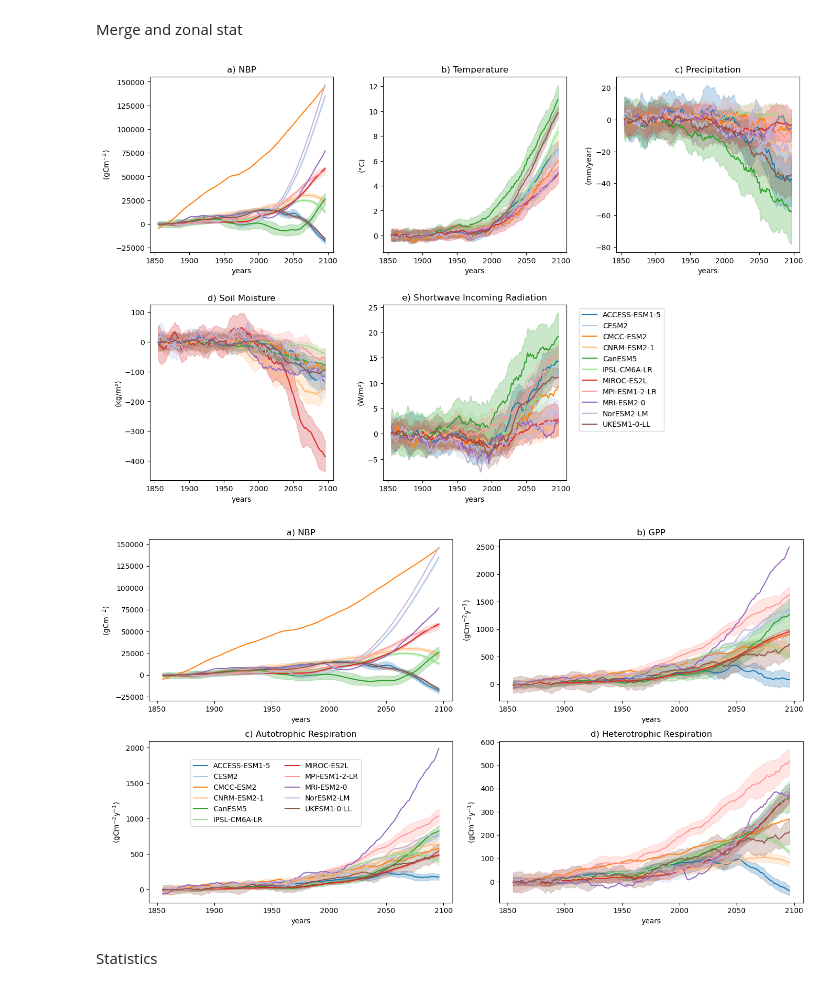
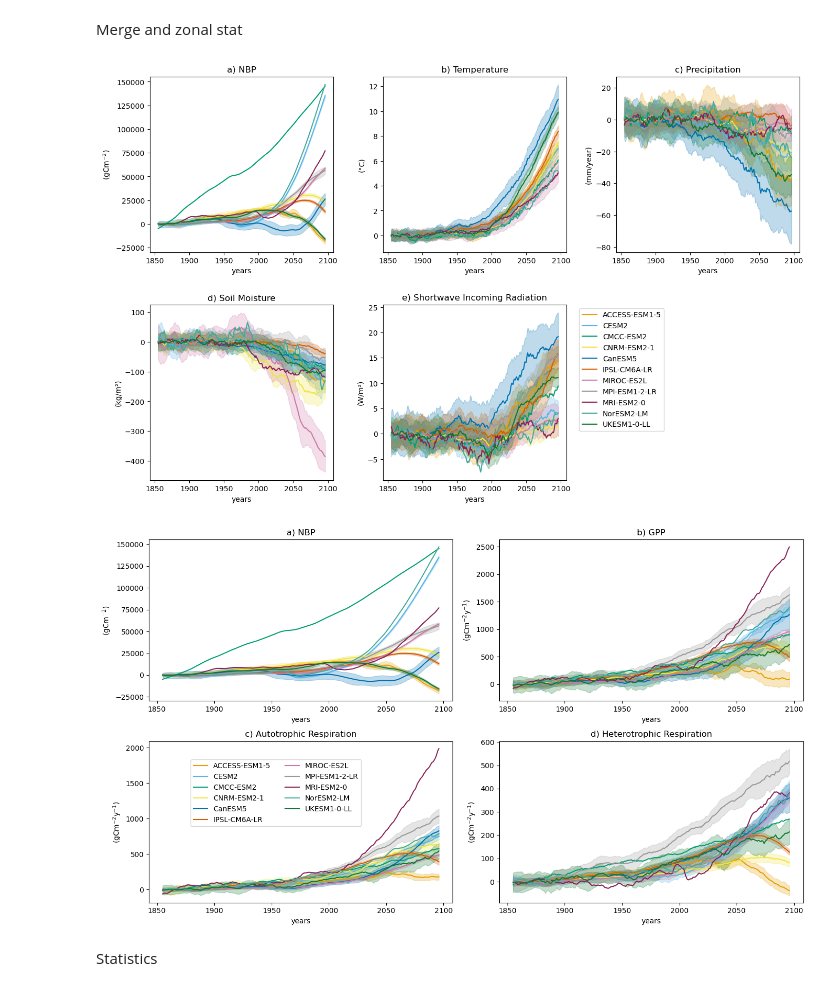
Before and after one commit to Matteo-Mastro/Amazon_CMIP6, a Jupyter notebook: Code/analysis/Figure 1,S2-S5.ipynb, the cells around one changed output. Drawn from its saved outputs; the diff is of its cells as text; code cells hidden in the pictures.

```diff
--- a/Code/analysis/Figure 1,S2-S5.ipynb
+++ b/Code/analysis/Figure 1,S2-S5.ipynb
@@ -855,21 +760,20 @@ del ds_ssp_hurs
 ### Correct for lon lat mishape and values
 # %%
 # Correct the number of longitude points
-ds_hist_nep = [a.isel(lon = slice(0,b.lon.shape[0])) for a,b in zip(ds_hist_nep, ds_hist_vpd)]
-ds_hist_mrso = [a.isel(lon = slice(0,b.lon.shape[0])) for a,b in zip(ds_hist_mrso, ds_hist_vpd)]
-ds_hist_tas = [a.isel(lon = slice(0,b.lon.shape[0])) for a,b in zip(ds_hist_tas, ds_hist_vpd)]
-ds_hist_rsds = [a.isel(lon = slice(0,b.lon.shape[0])) for a,b in zip(ds_hist_rsds, ds_hist_vpd)]
-ds_hist_pr = [a.isel(lon = slice(0,b.lon.shape[0])) for a,b in zip(ds_hist_pr, ds_hist_vpd)]
-ds_ssp_vpd = [a.isel(lon = slice(0,b.lon.shape[0])) for a,b in zip(ds_ssp_vpd, ds_ssp_pr)]
+ds_hist_nep = [a.isel(lon = slice(0,b.lon.shape[0])) for a,b in zip(ds_hist_nep, ds_hist_pr)]
+ds_hist_mrso = [a.isel(lon = slice(0,b.lon.shape[0])) for a,b in zip(ds_hist_mrso, ds_hist_pr)]
+ds_hist_tas = [a.isel(lon = slice(0,b.lon.shape[0])) for a,b in zip(ds_hist_tas, ds_hist_pr)]
+ds_hist_rsds = [a.isel(lon = slice(0,b.lon.shape[0])) for a,b in zip(ds_hist_rsds, ds_hist_pr)]
+ds_hist_pr = [a.isel(lon = slice(0,b.lon.shape[0])) for a,b in zip(ds_hist_pr, ds_hist_pr)]
 ds_ssp_rsds = [a.isel(lon = slice(0,b.lon.shape[0])) for a,b in zip(ds_ssp_rsds, ds_ssp_pr)]
 ds_ssp_nep = [a.isel(lon = slice(0,b.lon.shape[0])) for a,b in zip(ds_ssp_nep, ds_ssp_pr)]
 ds_ssp_mrso = [a.isel(lon = slice(0,b.lon.shape[0])) for a,b in zip(ds_ssp_mrso, ds_ssp_pr)]
 ds_ssp_tas = [a.isel(lon = slice(0,b.lon.shape[0])) for a,b in zip(ds_ssp_tas, ds_ssp_pr)]
-ds_hist_gpp = [a.isel(lon = slice(0,b.lon.shape[0])) for a,b in zip(ds_hist_gpp, ds_hist_vpd)]
+ds_hist_gpp = [a.isel(lon = slice(0,b.lon.shape[0])) for a,b in zip(ds_hist_gpp, ds_hist_pr)]
 ds_ssp_gpp = [a.isel(lon = slice(0,b.lon.shape[0])) for a,b in zip(ds_ssp_gpp, ds_ssp_pr)]
-ds_hist_ra = [a.isel(lon = slice(0,b.lon.shape[0])) for a,b in zip(ds_hist_ra, ds_hist_vpd)]
+ds_hist_ra = [a.isel(lon = slice(0,b.lon.shape[0])) for a,b in zip(ds_hist_ra, ds_hist_pr)]
 ds_ssp_ra = [a.isel(lon = slice(0,b.lon.shape[0])) for a,b in zip(ds_ssp_ra, ds_ssp_pr)]
-ds_hist_rh = [a.isel(lon = slice(0,b.lon.shape[0])) for a,b in zip(ds_hist_rh, ds_hist_vpd)]
+ds_hist_rh = [a.isel(lon = slice(0,b.lon.shape[0])) for a,b in zip(ds_hist_rh, ds_hist_pr)]
 ds_ssp_rh = [a.isel(lon = slice(0,b.lon.shape[0])) for a,b in zip(ds_ssp_rh, ds_ssp_pr)]
 
 
@@ -878,8 +782,6 @@ ds_hist_pr = [a.assign_coords(lat = b.lat, lon = b.lon) for a,b in zip(ds_hist_p
 ds_hist_tas = [a.assign_coords(lat = b.lat, lon = b.lon) for a,b in zip(ds_hist_tas,ds_hist_nep)]
 ds_hist_mrso = [a.assign_coords(lat = b.lat, lon = b.lon) for a,b in zip(ds_hist_mrso,ds_hist_nep)]
 ds_hist_rsds = [a.assign_coords(lat = b.lat, lon = b.lon) for a,b in zip(ds_hist_rsds,ds_hist_nep)]
-ds_hist_vpd = [a.assign_coords(lat = b.lat, lon = b.lon) for a,b in zip(ds_hist_vpd,ds_hist_nep)]
-ds_ssp_vpd = [a.assign_coords(lat = b.lat, lon = b.lon) for a,b in zip(ds_ssp_vpd,ds_ssp_nep)]
 ds_ssp_rsds = [a.assign_coords(lat = b.lat, lon = b.lon) for a,b in zip(ds_ssp_rsds,ds_ssp_nep)]
 ds_ssp_pr = [a.assign_coords(lat = b.lat, lon = b.lon) for a,b in zip(ds_ssp_pr,ds_ssp_nep)]
 ds_ssp_tas = [a.assign_coords(lat = b.lat, lon = b.lon) for a,b in zip(ds_ssp_tas,ds_ssp_nep)]
@@ -1144,10 +907,6 @@ for i, item in enumerate(esm_list):
         content = xr.concat([ds_hist_rsds[i],ds_ssp_rsds[i]], dim = "time")
         ds_rsds.append(content)
 
-ds_vpd = []
-for i, item in enumerate(esm_list):
-        content = xr.concat([ds_hist_vpd[i],ds_ssp_vpd[i]], dim = "time")
-        ds_vpd.append(content)
 
 ## ======= Trend wrt 1850-1910 climatology ======= ##
 
@@ -1160,7 +919,6 @@ amz_pr = [zonal_stat(a, geodf).sel(region = 1) for a in ds_pr]
 amz_mrso = [zonal_stat(a, geodf).sel(region = 1) for a in ds_mrso]
 amz_tas = [zonal_stat(a, geodf).sel(region = 1) for a in ds_tas]
 amz_rsds = [zonal_stat(a, geodf).sel(region = 1) for a in ds_rsds]
-amz_vpd = [zonal_stat(a, geodf).sel(region = 1) for a in ds_vpd]
 # %% [markdown]
 Merge and zonal stat
 # %%
@@ -1202,10 +960,9 @@ for m, mm in enumerate(esm_list):
     content2 = amz_tas[m].to_dataframe().drop(columns = ["region"]).rename(columns = {"tas":"tas " + mm})
     content3 = amz_mrso[m].to_dataframe().drop(columns = ["region"]).rename(columns = {"mrso":"mrso " + mm})
     content4 = amz_rsds[m].to_dataframe().drop(columns = ["region"]).rename(columns = {"rsds":"rsds " + mm})
-    content5 = amz_vpd[m].to_dataframe(name = "vpd").drop(columns = ["region"]).rename(columns = {"vpd":"vpd " + mm})
     content6 = amz_pr[m].to_dataframe().drop(columns = ["region"]).rename(columns = {"pr":"pr " + mm})
 
-    df_amz = pd.concat([df_amz,content, contenta, contentb, contentc, content1, content2, content3, content4, content5, content6], axis = 1)
+    df_amz = pd.concat([df_amz,content, contenta, contentb, contentc, content1, content2, content3, content4, content6], axis = 1)
 df_amz.drop(columns="height", inplace = True)
 # %%
 # df_amz_mean = df_amz.groupby(df_amz.columns, axis=1).mean()
@@ -1224,8 +981,13 @@ fig, axes = plt.subplots(2, 3, figsize=(16, 10))  # 3x3 grid
 fig.subplots_adjust(hspace=0.3, wspace=0.27)       # Spacing between plots
 
 # Define colors for each model
-cmap = plt.cm.get_cmap('tab20')
-colors = {model: cmap(i) for i, model in enumerate(esm)}
+colorblind_12 = [
+   "#E69F00", "#56B4E9", "#009E73", "#F0E442",
+    "#0072B2", "#D55E00", "#CC79A7", "#999999",
+    "#882255", "#44AA99", "#117733", "#DDCC77"
+]
+
+colors = {model: colorblind_12[i] for i, model in enumerate(esm)}
 
 # List of variables (columns) to plot, assuming df_amz_ymean has the required columns
 variables = ["nbp", "tas", "pr", "mrso", "rsds"]
@@ -1249,35 +1011,35 @@ for i, var in enumerate(variables):
     ax = axes.flatten()[i]   # Flatten the 3x3 grid to index subplots linearly
     for m, mm in enumerate(esm):
 
         trend = df_amz_ymean[f'{var} ' + mm] - df_amz_ymean[f'{var} ' + mm].iloc[0:31].mean()
         trend_std = df_amz_ystd[f'{var} ' + mm]
         ax.plot((trend).rolling(10, center=True).mean(), label=mm, color=colors[mm])
         ax.fill_between(trend.reset_index()["time"],
                         trend.rolling(10, center=True).mean() - trend_std.rolling(10, center=True).mean(),
                         trend.rolling(10, center=True).mean() + trend_std.rolling(10, center=True).mean(),
                         alpha=0.25, color=colors[mm], label='_nolegend_')
 
     # Set labels and title
     ax.set_xlabel("years")
     ax.set_ylabel(f"{var}")
     # ax.set_ylim(-80, 1400)
     # ax.axvline(df_amz_ymean.iloc[30]["ppm"], color="grey", alpha=0.7)
     ax.set_ylabel(y_labels.get(var, f"{var}"))  # Use unique label or fallback to variable name
     ax.set_title(titles.get(var, f"{var}"))
 
 fig.delaxes(axes.flatten()[5])
 
 # Add legend on the last non-empty plot
 ax.legend(esm, loc='upper left', bbox_to_anchor=(1.05, 1))
 
 # plt.tight_layout()
 plt.show()
 plt.close()
 
-title = "Amazon_climate_trends"
+title = "Figure_1"
 fig.savefig(os.path.join(out_path, title + ".png"), bbox_inches='tight', dpi = 400)
 # %% [output]
-[figure, old version]
+[figure, new version]
 # %%
 import matplotlib.pyplot as plt
 import numpy as np
@@ -1287,8 +1049,13 @@ fig, axes = plt.subplots(2, 2, figsize=(14, 8))  # 3x3 grid
 fig.subplots_adjust(hspace=0.3, wspace=0.3)       # Spacing between plots
 
 # Define colors for each model
-cmap = plt.cm.get_cmap('tab20')
-colors = {model: cmap(i) for i, model in enumerate(esm)}
+colorblind_12 = [
+   "#E69F00", "#56B4E9", "#009E73", "#F0E442",
+    "#0072B2", "#D55E00", "#CC79A7", "#999999",
+    "#882255", "#44AA99", "#117733", "#DDCC77"
+]
+
+colors = {model: colorblind_12[i] for i, model in enumerate(esm)}
 
 # List of variables (columns) to plot, assuming df_amz_ymean has the required columns
 variables = ["nbp", "gpp", "ra", "rh"]
@@ -1331,10 +1098,10 @@ fig.legend(esm, loc='lower left', bbox_to_anchor=(0.13, 0.25), ncol = 2)
 plt.tight_layout()
 plt.show()
 plt.close()
-title = "Amazon_carbon_trends"
+title = "Figure_S5"
 fig.savefig(os.path.join(out_path, title + ".png"), bbox_inches='tight', dpi = 400)
 # %% [output]
-[figure, old version]
+[figure, new version]
 # %% [markdown]
 Statistics
 # %%
```
Also changed, not shown: parts of 13 cells of this notebook, 5 other files.
